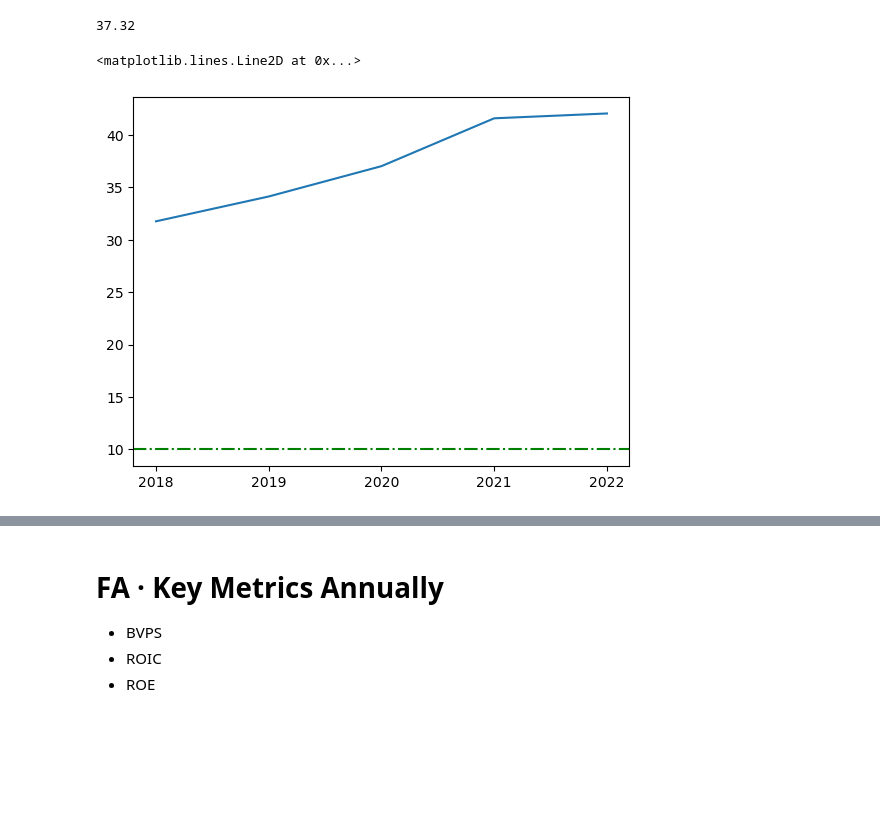
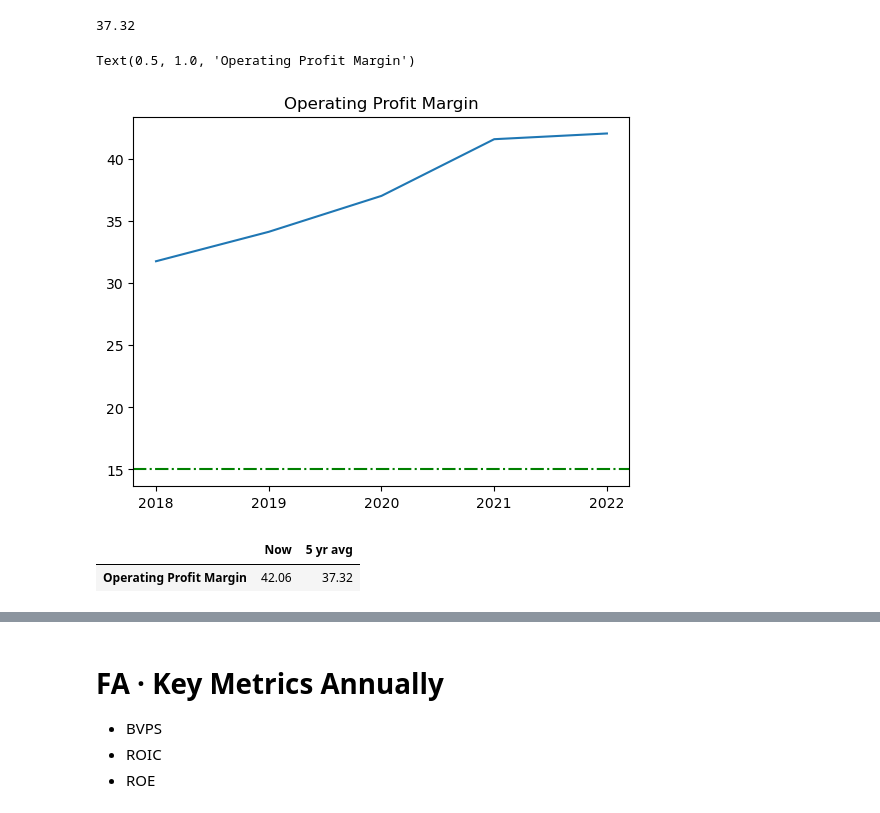
Before and after one commit to xitxat/FundamentalAnalysis, a Jupyter notebook: FA/Value01.ipynb, the cells around one changed output, grey strips where cells are left out. Saved outputs shown, nothing was run; the diff lists cells and outputs as text; code cells hidden in the pictures; blank space fills up the shorter version.

```diff
--- a/FA/Value01.ipynb
+++ b/FA/Value01.ipynb
@@ -81,7 +150,17 @@ float(operatingProfitMargin_5yr_Mean).__round__(2)
 37.32
 # %%
 plt.plot(operatingProfitMargin)
-plt.axhline(y=10, color='g', linestyle='-.')
+plt.axhline(y=15, color='g', linestyle='-.')
+plt.title('Operating Profit Margin')
 # %% [output]
-<matplotlib.lines.Line2D at 0x...>
+Text(0.5, 1.0, 'Operating Profit Margin')
-[figure, old version]
+[figure, new version]
+# %%
+#   OPM df_   + ~ renaming the index row
+df_OpProfMarg = pd.DataFrame([[operatingProfitMargin_Current  ,operatingProfitMargin_5yr_Mean]],columns=['Now','5 yr avg'] ,index =['Operating Profit Margin'] )
+    # df_OpProfMarg.index.name='operatingProfitMargin' ~ renaming the index column
+
+df_OpProfMarg
+# %% [output]
+|  | Now | 5 yr avg |
+| Operating Profit Margin | 42.06 | 37.32 |
```
Also changed, not shown: parts of 19 cells of this notebook.
